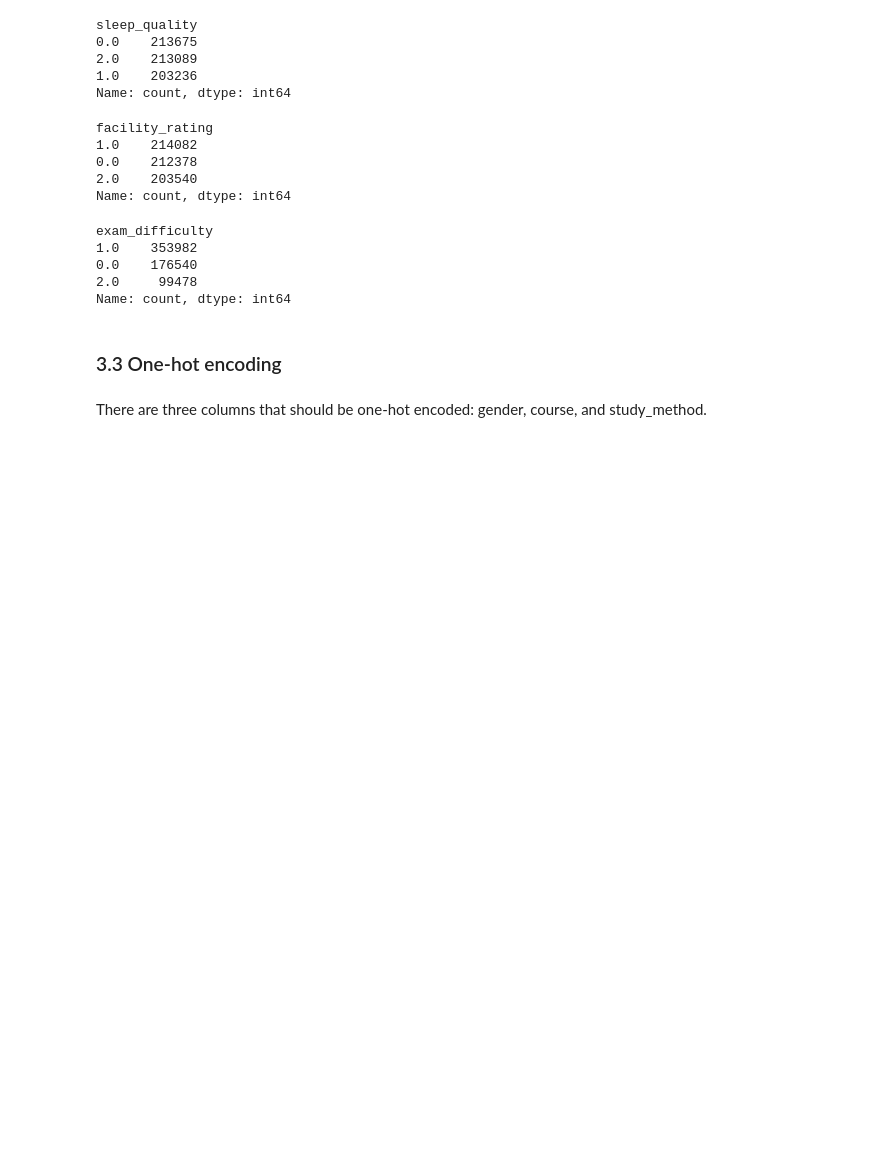
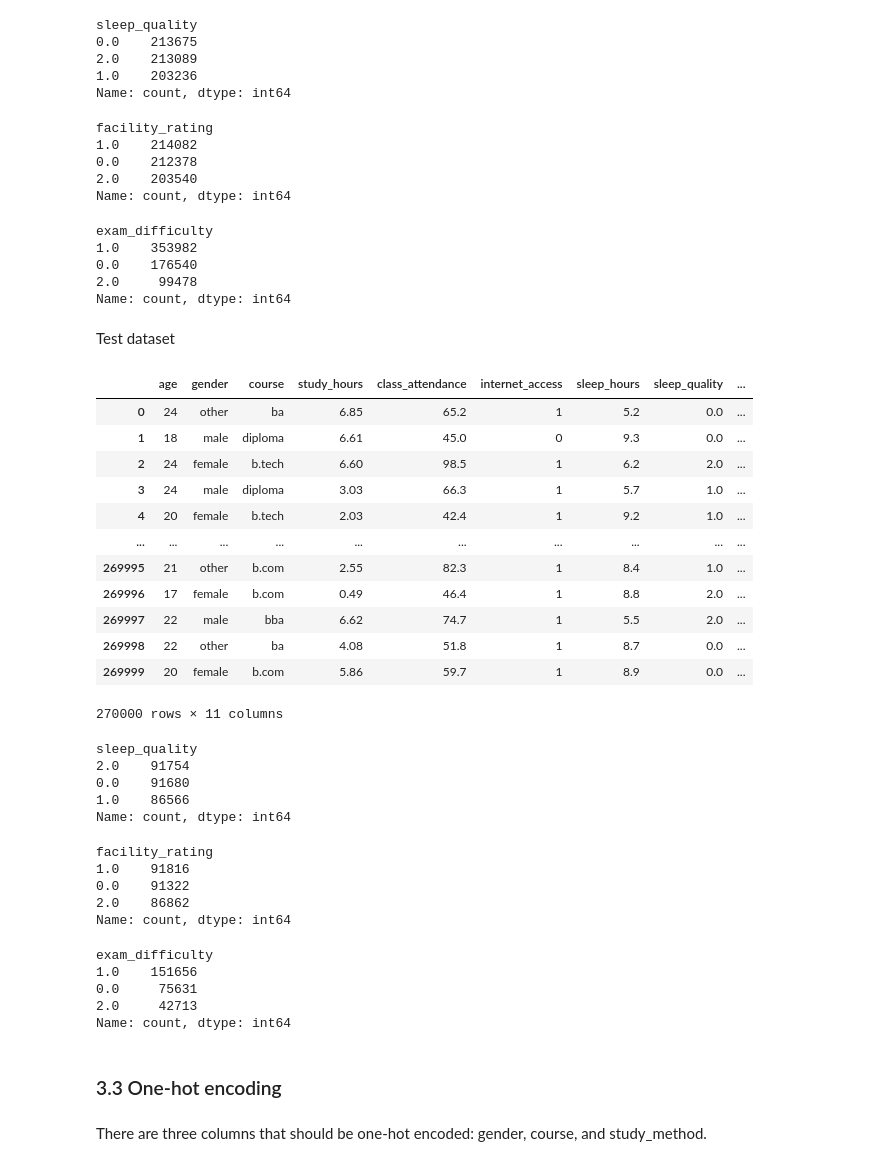
Before and after one commit to matcze/prediction_score, a Jupyter notebook: pred_score.ipynb, the cells around one changed output. Cells and saved outputs as stored; diff of their text form; code cells hidden in the pictures; blank space fills up the shorter version.

```diff
--- a/pred_score.ipynb
+++ b/pred_score.ipynb
@@ -856,3 +882,5 @@ exam_difficulty
 0.0    176540
 2.0     99478
 Name: count, dtype: int64
+# %% [markdown]
+Test dataset
@@ -859,3 +889,43 @@ Name: count, dtype: int64
+# %%
+dataset_test
+# %% [output]
+|  | age | gender | course | study_hours | class_attendance | internet_access | sleep_hours | sleep_quality | ... |
+| 0 | 24 | other | ba | 6.85 | 65.2 | 1 | 5.2 | 0.0 | ... |
+| 1 | 18 | male | diploma | 6.61 | 45.0 | 0 | 9.3 | 0.0 | ... |
+| 2 | 24 | female | b.tech | 6.60 | 98.5 | 1 | 6.2 | 2.0 | ... |
+| 3 | 24 | male | diploma | 3.03 | 66.3 | 1 | 5.7 | 1.0 | ... |
+| 4 | 20 | female | b.tech | 2.03 | 42.4 | 1 | 9.2 | 1.0 | ... |
+| ... | ... | ... | ... | ... | ... | ... | ... | ... | ... |
+| 269995 | 21 | other | b.com | 2.55 | 82.3 | 1 | 8.4 | 1.0 | ... |
+| 269996 | 17 | female | b.com | 0.49 | 46.4 | 1 | 8.8 | 2.0 | ... |
+| 269997 | 22 | male | bba | 6.62 | 74.7 | 1 | 5.5 | 2.0 | ... |
+| 269998 | 22 | other | ba | 4.08 | 51.8 | 1 | 8.7 | 0.0 | ... |
+| 269999 | 20 | female | b.com | 5.86 | 59.7 | 1 | 8.9 | 0.0 | ... |
+270000 rows × 11 columns
+# %%
+dataset_test["sleep_quality"].value_counts()
+# %% [output]
+sleep_quality
+2.0    91754
+0.0    91680
+1.0    86566
+Name: count, dtype: int64
+# %%
+dataset_test["facility_rating"].value_counts()
+# %% [output]
+facility_rating
+1.0    91816
+0.0    91322
+2.0    86862
+Name: count, dtype: int64
+# %%
+dataset_test["exam_difficulty"].value_counts()
+# %% [output]
+exam_difficulty
+1.0    151656
+0.0     75631
+2.0     42713
+Name: count, dtype: int64
 # %% [markdown]
 ### 3.3 One-hot encoding
 # %% [markdown]
```
Also changed, not shown: parts of 59 cells of this notebook.
